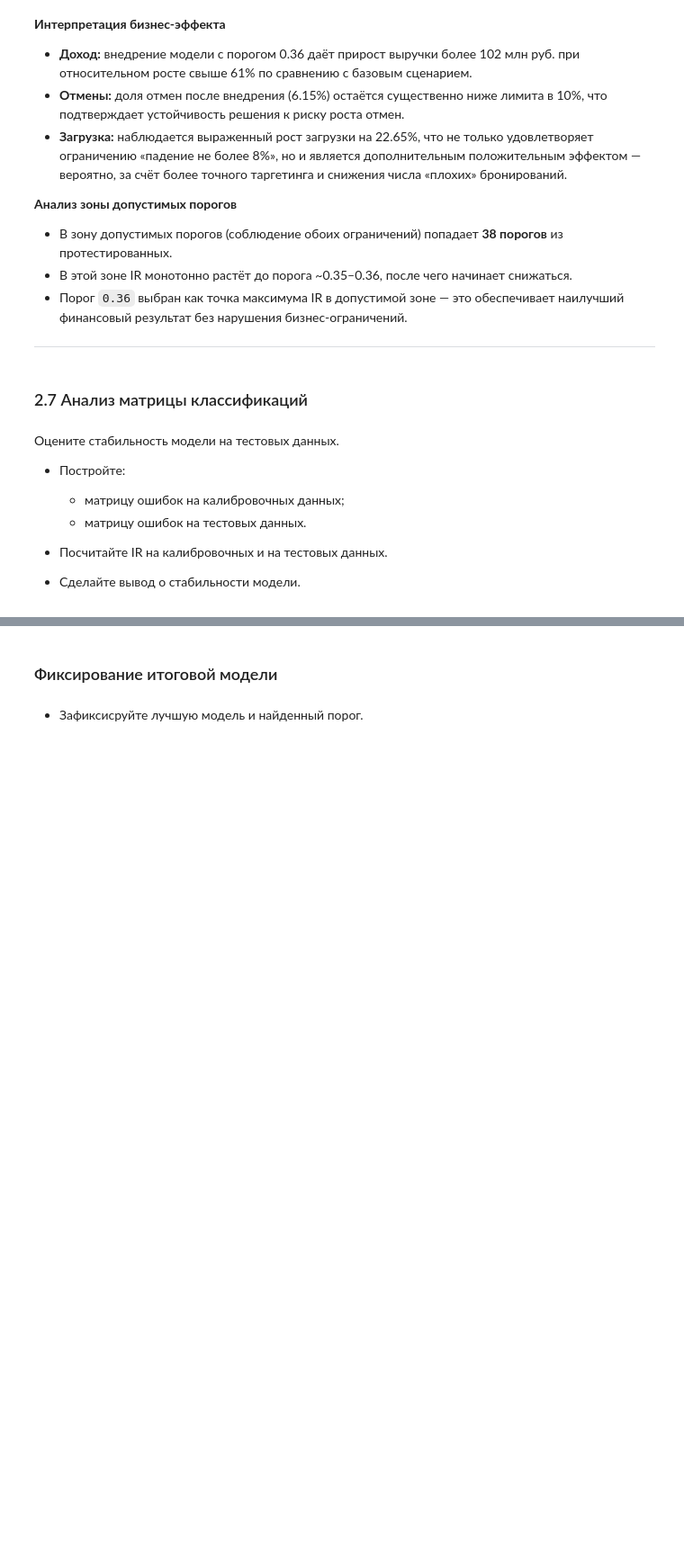
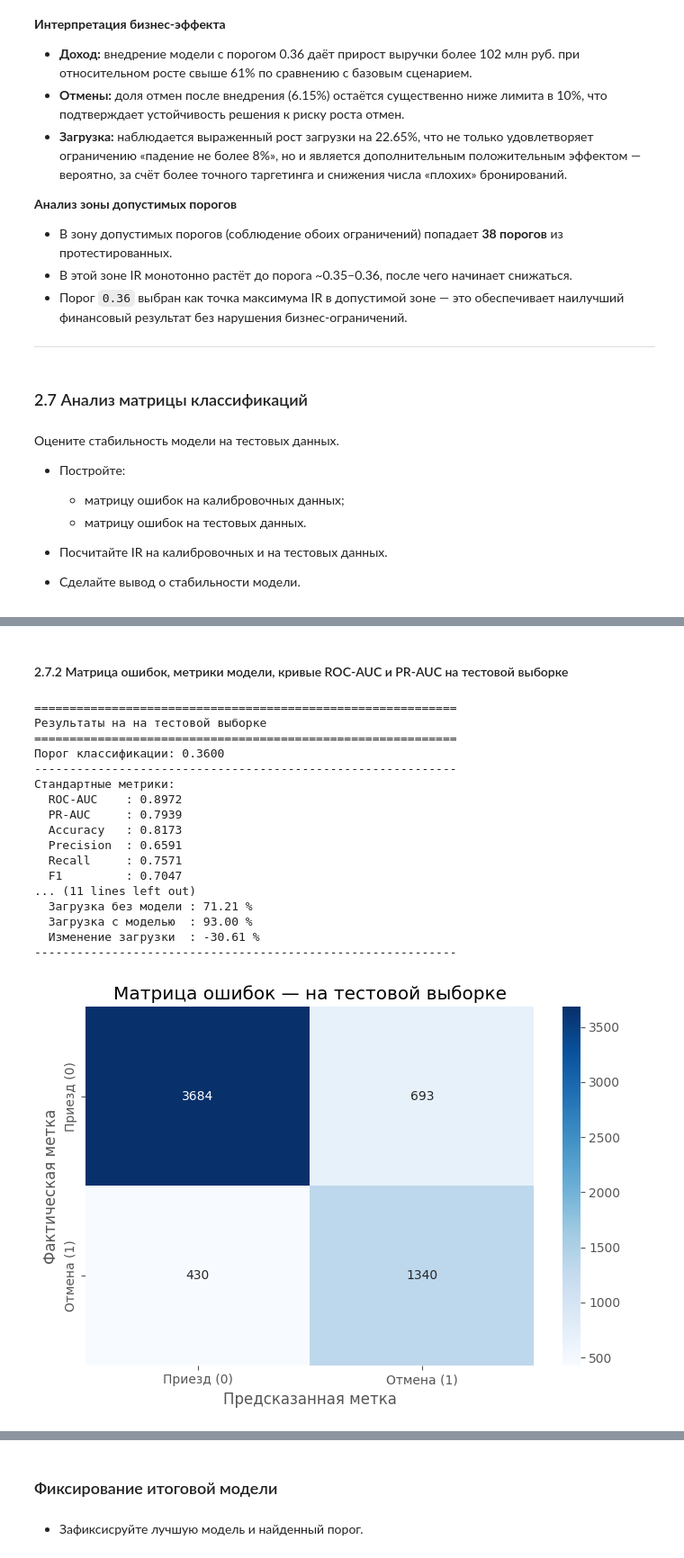
Before and after one commit to TemaQDX/project_module_04_urbanstay, a Jupyter notebook: project_module_04_urbanstay_Artem_Burov.ipynb, the cells around one changed output, grey strips where cells are left out. Shown at 90% size. Saved outputs shown, nothing was run; the diff lists cells and outputs as text; code cells hidden in the pictures; blank space fills up the shorter version.

```diff
--- a/project_module_04_urbanstay_Artem_Burov.ipynb
+++ b/project_module_04_urbanstay_Artem_Burov.ipynb
@@ -3048,33 +3192,34 @@ plot_threshold_metrics(df_threshold_results, best_threshold)
+# %% [markdown]
+#### 2.7.2 Матрица ошибок, метрики модели, кривые ROC-AUC и PR-AUC на тестовой выборке
 # %%
-y_proba = calibrated_model_rfc.predict_proba(X_calib)[:,1]
-y_pred = (threshold_chosen <= y_proba).astype('int')
+# ============================================================
+# Проверка модели на тестовой выборке
+# ============================================================
 
+y_proba_test = calibrated_model_xgb.predict_proba(X_test)[:, 1]
+y_pred_test  = (threshold_chosen <= y_proba_test).astype(int)
 
-print('Результаты на калибровочной выборке:')
-print('-' * 45)
-print(f'ROC-AUC: {roc_auc_score(y_calib, y_proba):.3f}')
-print(f'Recall: {recall_score(y_calib, y_pred):.3f}')
-print(f'Precision: {precision_score(y_calib, y_pred):.3f}')
-print(f'Approval rate: {approval_rate(y_calib, y_pred):.3f}')
-print(f'Default rate: {default_rate(y_calib, y_pred):.3f}')
-print(f'Missed default rate: {missed_default_rate(y_calib, y_pred):.3f}')
-
-# Визуализация матриц ошибок
-cm_calib = confusion_matrix(y_calib, y_pred)
-
-plt.figure(figsize=(8, 6))
-sns.heatmap(
-    cm_calib,
-    annot=True,
-    fmt='d',
-    cmap='Blues',
-    cbar=True
+results_test = evaluate_model(
+    y_test, y_proba_test, y_pred_test,
+    threshold=threshold_chosen,
+    sample_name='на тестовой выборке'
 )
-plt.xlabel('Предсказанный default')
-plt.ylabel('Фактический default')
-plt.title('Confusion Matrix')
-plt.tight_layout()
-plt.show()
-
-# Визуализация ROC кривой
-plot_roc_with_threshold(y_calib, y_proba, threshold_chosen=threshold_chosen)
+# %% [output]
+============================================================
+Результаты на на тестовой выборке
+============================================================
+Порог классификации: 0.3600
+------------------------------------------------------------
+Стандартные метрики:
+  ROC-AUC    : 0.8972
+  PR-AUC     : 0.7939
+  Accuracy   : 0.8173
+  Precision  : 0.6591
+  Recall     : 0.7571
+  F1         : 0.7047
+... (11 lines left out)
+  Загрузка без модели : 71.21 %
+  Загрузка с моделью  : 93.00 %
+  Изменение загрузки  : -30.61 %
+------------------------------------------------------------
+[figure, added]
```
Also changed, not shown: parts of 9 cells of this notebook.
